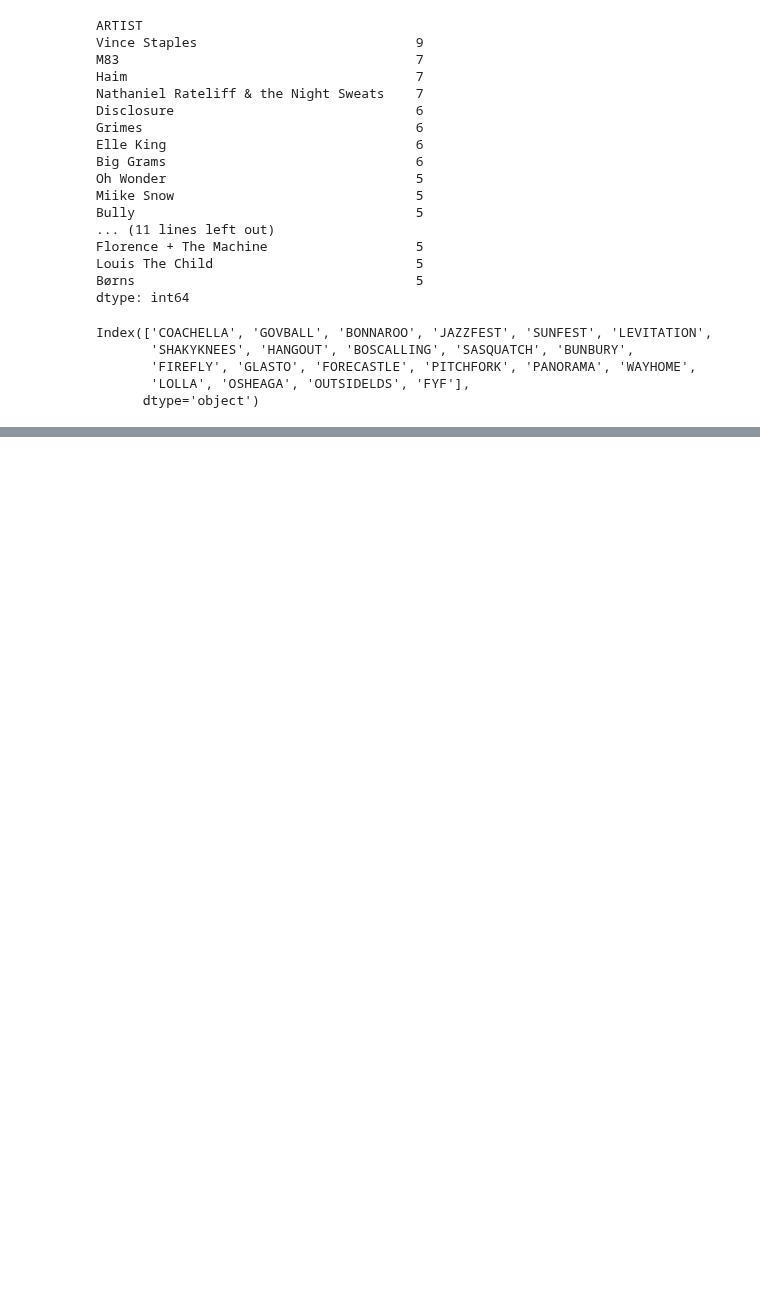
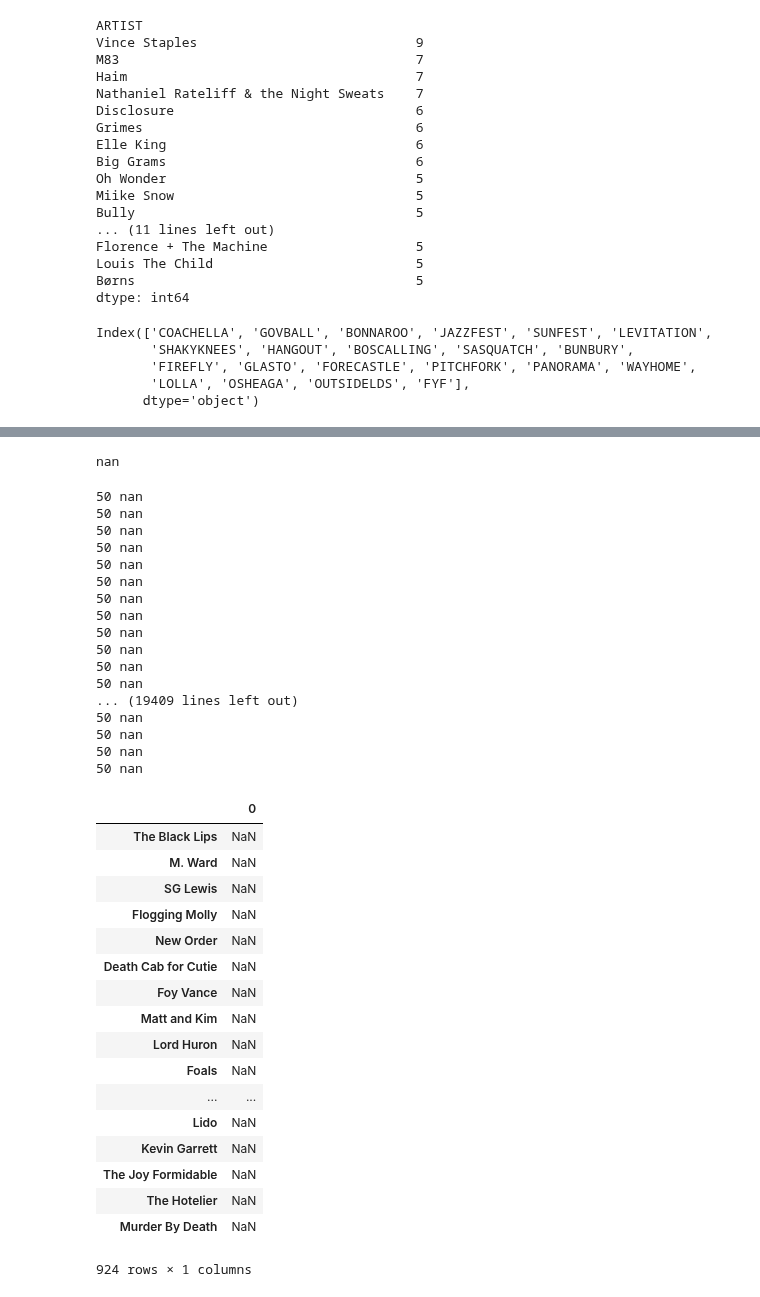
Before and after one commit to hunterowens/hunterowens.github.io, a Jupyter notebook: notebooks/new_power_ranks.ipynb, the cells around one changed output, grey strips where cells are left out. Drawn from its saved outputs; the diff is of its cells as text; code cells hidden in the pictures; blank space fills up the shorter version.

Commit message:
working on power ranks

```diff
--- a/notebooks/new_power_ranks.ipynb
+++ b/notebooks/new_power_ranks.ipynb
@@ -105,0 +116,61 @@ Index(['COACHELLA', 'GOVBALL', 'BONNAROO', 'JAZZFEST', 'SUNFEST', 'LEVITATION',
+# %%
+def calculate_power_rank(artist):
+    """Calculates the power rankings"""
+    artist_series = df.ix[artist]
+    power_rank = 0
+    for fest_tuple in artist_series.iteritems():
+        if fest_tuple[1] == 'nan':
+            # Artist isn't in Fest
+            continue
+        else:
+            fest_count = df[fest_tuple[0]].count()
+            #
+        artist_rank = fest_tuple[1]
+            #power_rank += 1.0 - (float(artist_rank) / float(fest_count))
+    return power_rank
+# %%
+calculate_power_rank('M83')
+# %% [output]
+nan
+# %%
+power_ranks = {}
+for artist in df.index:
+    power_ranks[artist] = calculate_power_rank(artist)
+
+pd.DataFrame.from_dict(power_ranks, orient='index')
+# %% [output]
+50 nan
+50 nan
+50 nan
+50 nan
+50 nan
+50 nan
+50 nan
+50 nan
+50 nan
+50 nan
+50 nan
+50 nan
+... (19409 lines left out)
+50 nan
+50 nan
+50 nan
+50 nan
+|  | 0 |
+| The Black Lips | NaN |
+| M. Ward | NaN |
+| SG Lewis | NaN |
+| Flogging Molly | NaN |
+| New Order | NaN |
+| Death Cab for Cutie | NaN |
+| Foy Vance | NaN |
+| Matt and Kim | NaN |
+| Lord Huron | NaN |
+| Foals | NaN |
+| ... | ... |
+| Lido | NaN |
+| Kevin Garrett | NaN |
+| The Joy Formidable | NaN |
+| The Hotelier | NaN |
+| Murder By Death | NaN |
+924 rows × 1 columns
```
Also changed, not shown: parts of 1 cell of this notebook.
